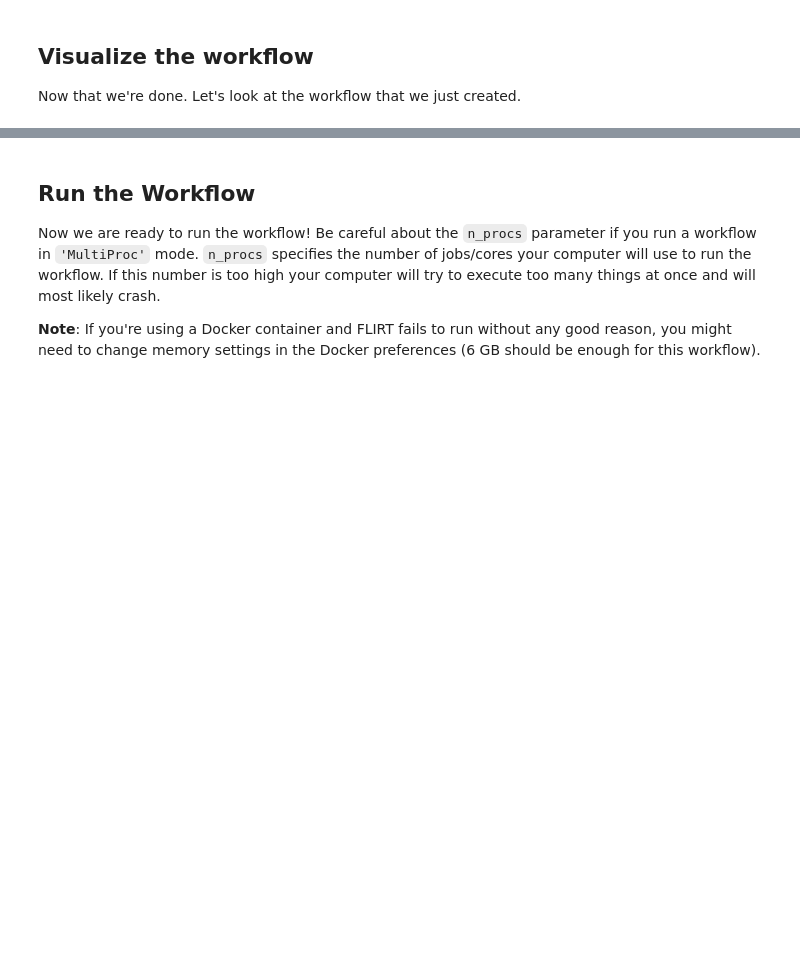
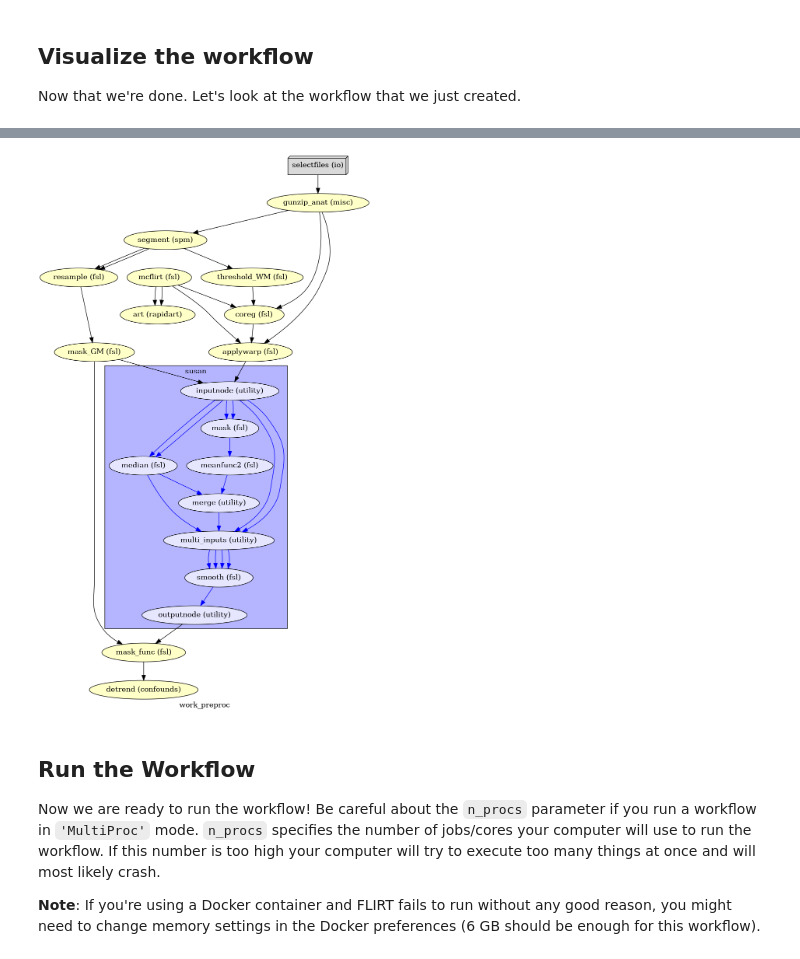
Before and after one commit to sustianovich/AntsFsl_MRI, a Jupyter notebook: segmentation_colab.ipynb, the cells around one changed output, grey strips where cells are left out. Cells and saved outputs as stored; diff of their text form; code cells hidden in the pictures; blank space fills up the shorter version.

```diff
--- a/segmentation_colab.ipynb
+++ b/segmentation_colab.ipynb
@@ -407,10 +360,9 @@ Now that we're done. Let's look at the workflow that we just created.
 # %%
-# Create preproc output graph
-preproc.write_graph(graph2use='colored', format='png', simple_form=True)
-
 # Visualize the graph
 from IPython.display import Image
-Image(filename='/output/work_preproc/graph.png', width=750)
+Image(filename='output/work_preproc/graph_colored.png', width=750)
+# %% [output]
+[figure, added]
 # %% [markdown]
 ##  Run the Workflow
 
```
Also changed, not shown: parts of 40 cells of this notebook, 9 other files.
